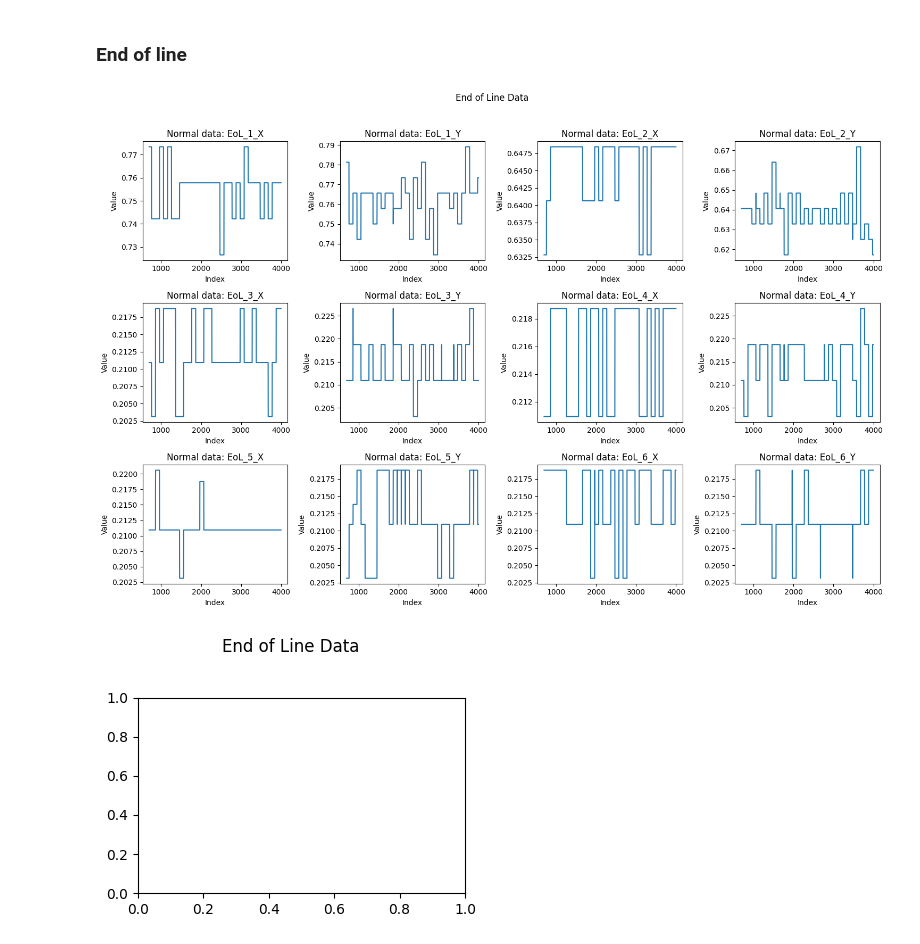
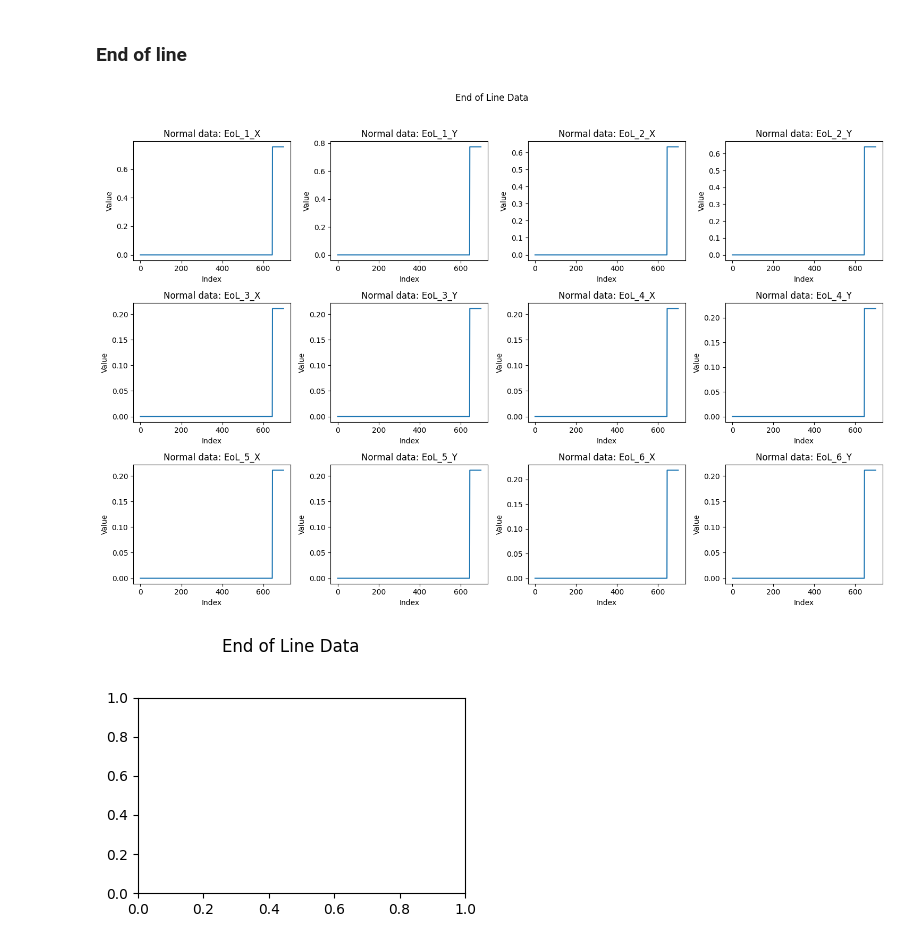
Before and after one commit to brjo0501/Master-Thesis_Code, a Jupyter notebook: Read Files.ipynb, the cells around one changed output. Cells and saved outputs as stored; diff of their text form; code cells hidden in the pictures.

```diff
--- a/Read Files.ipynb
+++ b/Read Files.ipynb
@@ -101,24 +102,24 @@ cam_nodes = ['cam_1_X', 'cam_2_X', 'cam_3_X',
 # %%
 normal_data_df = pd.read_csv(file_selected)
 
 normal_data_df.head()
 
 EoL_data_df = normal_data_df[EoL_nodes]
 
 fig, axes = plt.subplots(3,4, figsize=(15, 10))
 fig.suptitle('End of Line Data')
 
 for i, ax in enumerate(axes.flatten()):
     column =  EoL_data_df.columns[i]
-    ax.plot(EoL_data_df[column][700:])
+    ax.plot(EoL_data_df[column])
     ax.set_title(f'Normal data: {column}')
     ax.set_xlabel('Index')
     ax.set_ylabel('Value')
 
 plt.tight_layout(rect=[0, 0, 1, 0.96])
 plt.show()
 # %% [output]
-[figure, old version]
+[figure, new version]
 # %%
 normal_data_df = pd.read_csv(file_selected)
 
```
Also changed, not shown: parts of 9 cells of this notebook, 39 other files.
